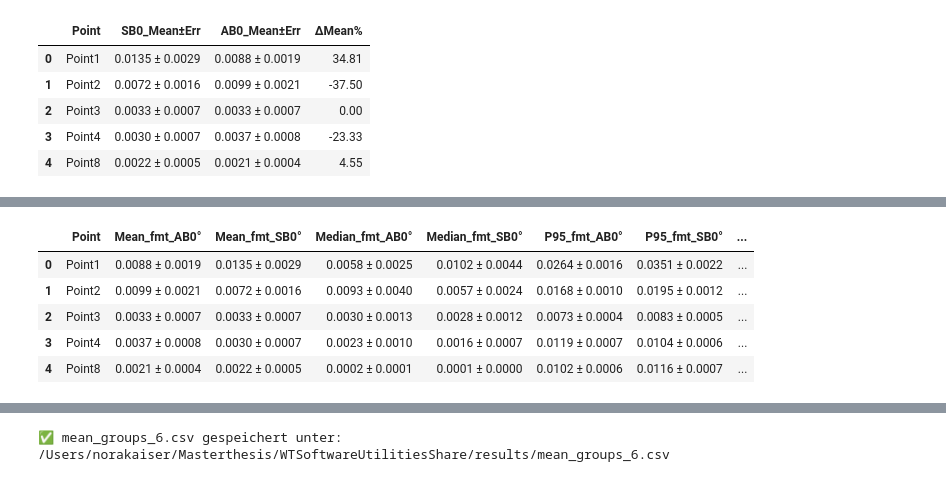
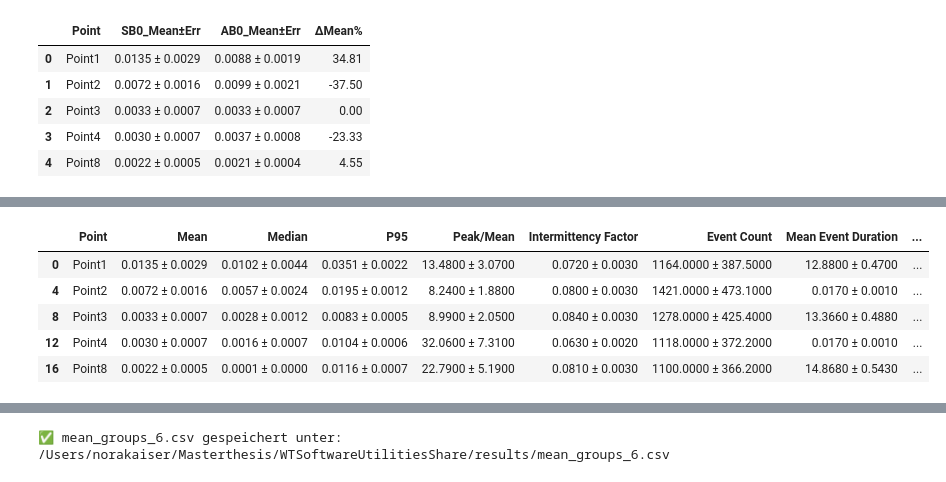
Before and after one commit to noradoralaexploradora/windtunnelsofware, a Jupyter notebook: DataAnalysis.ipynb, the cells around one changed output, grey strips where cells are left out. Drawn from its saved outputs; the diff is of its cells as text; code cells hidden in the pictures.

Commit message:
maps und Tabellen zugefügt

```diff
--- a/DataAnalysis.ipynb
+++ b/DataAnalysis.ipynb
@@ -1648,41 +1670,42 @@ import numpy as np
 # --- Einstellungen ---
 points = ["Point1", "Point2", "Point3", "Point4", "Point8"]
 results_path = "/Users/norakaiser/Masterthesis/WTSoftwareUtilitiesShare/results"
-configs_to_use = ["SB0°", "AB0°"]  # SB0 immer zuerst
+
+# Paare, die verglichen werden sollen
+config_pairs = [("SB0°", "AB0°"), ("SB90°", "AB90°")]
+
+def parse_val_err(val_str):
+    if "±" in val_str:
+        v, e = val_str.split("±")
+        return float(v.strip()), abs(float(e.strip())), f"{float(v.strip()):.4f} ± {abs(float(e.strip())):.4f}"
+    else:
+        return float(val_str.strip()), np.nan, f"{float(val_str.strip()):.4f}"
 
 records = []
 
 for point in points:
-    # --- Statistik-Datei ---
+    # Stats-Datei
     stats_file = os.path.join(results_path, f"stats_{point}.csv")
     if not os.path.isfile(stats_file):
         print(f"⚠️ Datei nicht gefunden: {stats_file}")
         continue
     df_stats = pd.read_csv(stats_file)
 
-    # --- Intermittency-Datei ---
+    # Intermittency-Datei
     interm_file = os.path.join(results_path, f"stats_intermittency_{point}.csv")
     if not os.path.isfile(interm_file):
         print(f"⚠️ Datei nicht gefunden: {interm_file}")
         continue
     df_interm = pd.read_csv(interm_file)
 
-    for cfg in configs_to_use:
+    for cfg in ["SB0°","AB0°","SB90°","AB90°"]:
         df_cfg_stats = df_stats[df_stats["Configuration"].str.contains(cfg, na=False)]
         df_cfg_interm = df_interm[df_interm["Configuration"].str.contains(cfg, na=False)]
-
         if df_cfg_stats.empty or df_cfg_interm.empty:
             continue
 
         row_stats = df_cfg_stats.iloc[0]
         row_interm = df_cfg_interm.iloc[0]
-
-        def parse_val_err(val_str):
-            if "±" in val_str:
-                v, e = val_str.split("±")
-                return float(v.strip()), abs(float(e.strip())), f"{float(v.strip()):.4f} ± {abs(float(e.strip())):.4f}"
-            else:
-                return float(val_str.strip()), np.nan, f"{float(val_str.strip()):.4f}"
 
         mean_val, mean_err, mean_fmt = parse_val_err(row_stats["Mean"])
         median_val, median_err, median_fmt = parse_val_err(row_stats["Median"])
@@ -1701,34 +1724,53 @@ for point in points:
             "Median": median_val, "Median_fmt": median_fmt,
             "P95": p95_val, "P95_fmt": p95_fmt,
             "Peak/Mean": peak_val, "Peak/Mean_fmt": peak_fmt,
-            "Intermittency Factor": int_val, "Intermittency_fmt": int_fmt,
-            "Event Count": evc_val, "EventCount_fmt": evc_fmt,
-            "Mean Event Duration": dur_val, "Duration_fmt": dur_fmt,
-            "Mean Event Interval": intv_val, "Interval_fmt": intv_fmt
+            "Intermittency Factor": int_val, "Intermittency Factor_fmt": int_fmt,
+            "Event Count": evc_val, "Event Count_fmt": evc_fmt,
+            "Mean Event Duration": dur_val, "Mean Event Duration_fmt": dur_fmt,
+            "Mean Event Interval": intv_val, "Mean Event Interval_fmt": intv_fmt
         })
 
 # --- DataFrame ---
 df_result = pd.DataFrame(records)
 
-# --- Pivot mit formatierten Zellen ---
-pivot_fmt = df_result.pivot(index="Point", columns="Configuration",
-                            values=["Mean_fmt", "Median_fmt", "P95_fmt", "Peak/Mean_fmt",
-                                    "Intermittency_fmt", "EventCount_fmt", "Duration_fmt", "Interval_fmt"])
+# --- Für jedes Paar getrennte Tabellen erzeugen ---
+for cfgA, cfgB in config_pairs:
+    print(f"\n### Vergleich {cfgA} vs {cfgB} ###")
 
-# Spalten schöner benennen
-pivot_fmt.columns = [f"{metric}_{cfg}" for metric, cfg in pivot_fmt.columns]
-pivot_fmt = pivot_fmt.reset_index()
+    # Tabelle cfgA
+    df_A = df_result[df_result["Configuration"] == cfgA][
+        ["Point", "Mean_fmt", "Median_fmt", "P95_fmt", "Peak/Mean_fmt",
+         "Intermittency Factor_fmt", "Event Count_fmt", "Mean Event Duration_fmt", "Mean Event Interval_fmt"]
+    ].rename(columns=lambda x: x.replace("_fmt",""))
+    print(f"\n✅ {cfgA} Kennzahlen:")
+    display(df_A)
 
-# --- Δ% für jede Kennzahl ---
-for metric in ["Mean", "Median", "P95", "Peak/Mean",
-               "Intermittency Factor", "Event Count", "Mean Event Duration", "Mean Event Interval"]:
-    col_sb0 = metric if metric in ["Mean","Median","P95","Peak/Mean"] else metric
-    # numerische Werte aus df_result holen
-    df_sb0 = df_result[df_result["Configuration"]=="SB0°"].set_index("Point")
-    df_ab0 = df_result[df_result["Configuration"]=="AB0°"].set_index("Point")
-    if col_sb0 in df_sb0.columns and col_sb0 in df_ab0.columns:
-        pivot_fmt[f"Δ{metric}%"] = round((df_sb0[col_sb0] - df_ab0[col_sb0]) / df_sb0[col_sb0] * 100, 2).values
+    # Tabelle cfgB
+    df_B = df_result[df_result["Configuration"] == cfgB][
+        ["Point", "Mean_fmt", "Median_fmt", "P95_fmt", "Peak/Mean_fmt",
+         "Intermittency Factor_fmt", "Event Count_fmt", "Mean Event Duration_fmt", "Mean Event Interval_fmt"]
+    ].rename(columns=lambda x: x.replace("_fmt",""))
+    print(f"\n✅ {cfgB} Kennzahlen:")
+    display(df_B)
 
-print("✅ Vergleichstabelle SB0° vs AB0° (alle Parameter mit Fehler ±):")
-display(pivot_fmt)
+    # Differenzen Δ%
+    diff_records = []
+    for point in points:
+        row_A = df_result[(df_result["Point"]==point) & (df_result["Configuration"]==cfgA)]
+        row_B = df_result[(df_result["Point"]==point) & (df_result["Configuration"]==cfgB)]
+        if row_A.empty or row_B.empty:
+            continue
+
+        diffs = {}
+        for metric in ["Mean","Median","P95","Peak/Mean","Intermittency Factor",
+                       "Event Count","Mean Event Duration","Mean Event Interval"]:
+            val_A = row_A[metric].values[0]
+            val_B = row_B[metric].values[0]
+            diffs[f"Δ{metric}%"] = round(abs((val_A - val_B) / val_A * 100), 2)
+
+        diff_records.append({"Point": point, **diffs})
+
+    df_diff = pd.DataFrame(diff_records)
+    print(f"\n✅ Differenzen {cfgB} vs {cfgA} (immer positiv):")
+    display(df_diff)
 # %% [output]
@@ -1736,6 +1780,6 @@ display(pivot_fmt)
-|  | Point | Mean_fmt_AB0° | Mean_fmt_SB0° | Median_fmt_AB0° | Median_fmt_SB0° | P95_fmt_AB0° | P95_fmt_SB0° | ... |
-| 0 | Point1 | 0.0088 ± 0.0019 | 0.0135 ± 0.0029 | 0.0058 ± 0.0025 | 0.0102 ± 0.0044 | 0.0264 ± 0.0016 | 0.0351 ± 0.0022 | ... |
-| 1 | Point2 | 0.0099 ± 0.0021 | 0.0072 ± 0.0016 | 0.0093 ± 0.0040 | 0.0057 ± 0.0024 | 0.0168 ± 0.0010 | 0.0195 ± 0.0012 | ... |
-| 2 | Point3 | 0.0033 ± 0.0007 | 0.0033 ± 0.0007 | 0.0030 ± 0.0013 | 0.0028 ± 0.0012 | 0.0073 ± 0.0004 | 0.0083 ± 0.0005 | ... |
-| 3 | Point4 | 0.0037 ± 0.0008 | 0.0030 ± 0.0007 | 0.0023 ± 0.0010 | 0.0016 ± 0.0007 | 0.0119 ± 0.0007 | 0.0104 ± 0.0006 | ... |
-| 4 | Point8 | 0.0021 ± 0.0004 | 0.0022 ± 0.0005 | 0.0002 ± 0.0001 | 0.0001 ± 0.0000 | 0.0102 ± 0.0006 | 0.0116 ± 0.0007 | ... |
+|  | Point | Mean | Median | P95 | Peak/Mean | Intermittency Factor | Event Count | Mean Event Duration | ... |
+| 0 | Point1 | 0.0135 ± 0.0029 | 0.0102 ± 0.0044 | 0.0351 ± 0.0022 | 13.4800 ± 3.0700 | 0.0720 ± 0.0030 | 1164.0000 ± 387.5000 | 12.8800 ± 0.4700 | ... |
+| 4 | Point2 | 0.0072 ± 0.0016 | 0.0057 ± 0.0024 | 0.0195 ± 0.0012 | 8.2400 ± 1.8800 | 0.0800 ± 0.0030 | 1421.0000 ± 473.1000 | 0.0170 ± 0.0010 | ... |
+| 8 | Point3 | 0.0033 ± 0.0007 | 0.0028 ± 0.0012 | 0.0083 ± 0.0005 | 8.9900 ± 2.0500 | 0.0840 ± 0.0030 | 1278.0000 ± 425.4000 | 13.3660 ± 0.4880 | ... |
+| 12 | Point4 | 0.0030 ± 0.0007 | 0.0016 ± 0.0007 | 0.0104 ± 0.0006 | 32.0600 ± 7.3100 | 0.0630 ± 0.0020 | 1118.0000 ± 372.2000 | 0.0170 ± 0.0010 | ... |
+| 16 | Point8 | 0.0022 ± 0.0005 | 0.0001 ± 0.0000 | 0.0116 ± 0.0007 | 22.7900 ± 5.1900 | 0.0810 ± 0.0030 | 1100.0000 ± 366.2000 | 14.8680 ± 0.5430 | ... |
```
Also changed, not shown: parts of 2 cells of this notebook.
